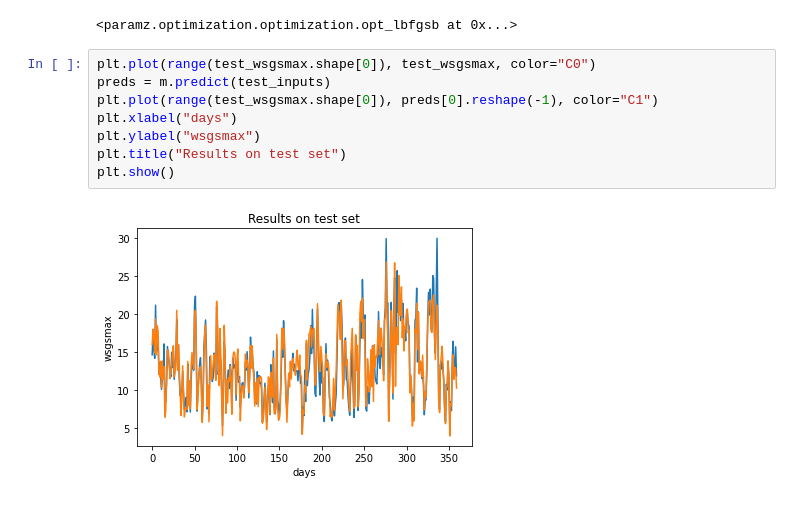
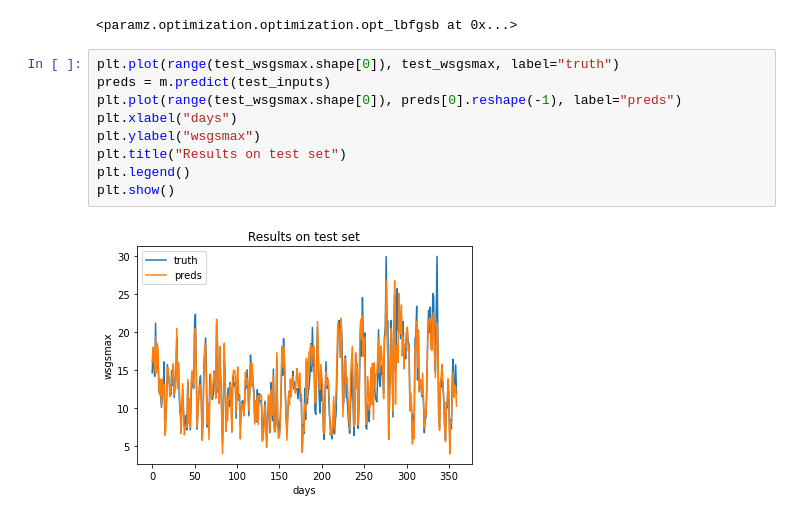
Before and after one commit to dantsai123/wind, a Jupyter notebook: single_point.ipynb, the cells around one changed output. Cells and saved outputs as stored; diff of their text form.

```diff
--- a/single_point.ipynb
+++ b/single_point.ipynb
@@ -71,12 +71,13 @@ Runtime:     01s01
 Optimization status: Converged
 <paramz.optimization.optimization.opt_lbfgsb at 0x...>
 # %%
-plt.plot(range(test_wsgsmax.shape[0]), test_wsgsmax, color="C0")
+plt.plot(range(test_wsgsmax.shape[0]), test_wsgsmax, label="truth")
 preds = m.predict(test_inputs)
-plt.plot(range(test_wsgsmax.shape[0]), preds[0].reshape(-1), color="C1")
+plt.plot(range(test_wsgsmax.shape[0]), preds[0].reshape(-1), label="preds")
 plt.xlabel("days")
 plt.ylabel("wsgsmax")
 plt.title("Results on test set")
+plt.legend()
 plt.show()
 # %% [output]
-[figure, old version]
+[figure, new version]
```
Also changed, not shown: parts of 1 cell of this notebook.
